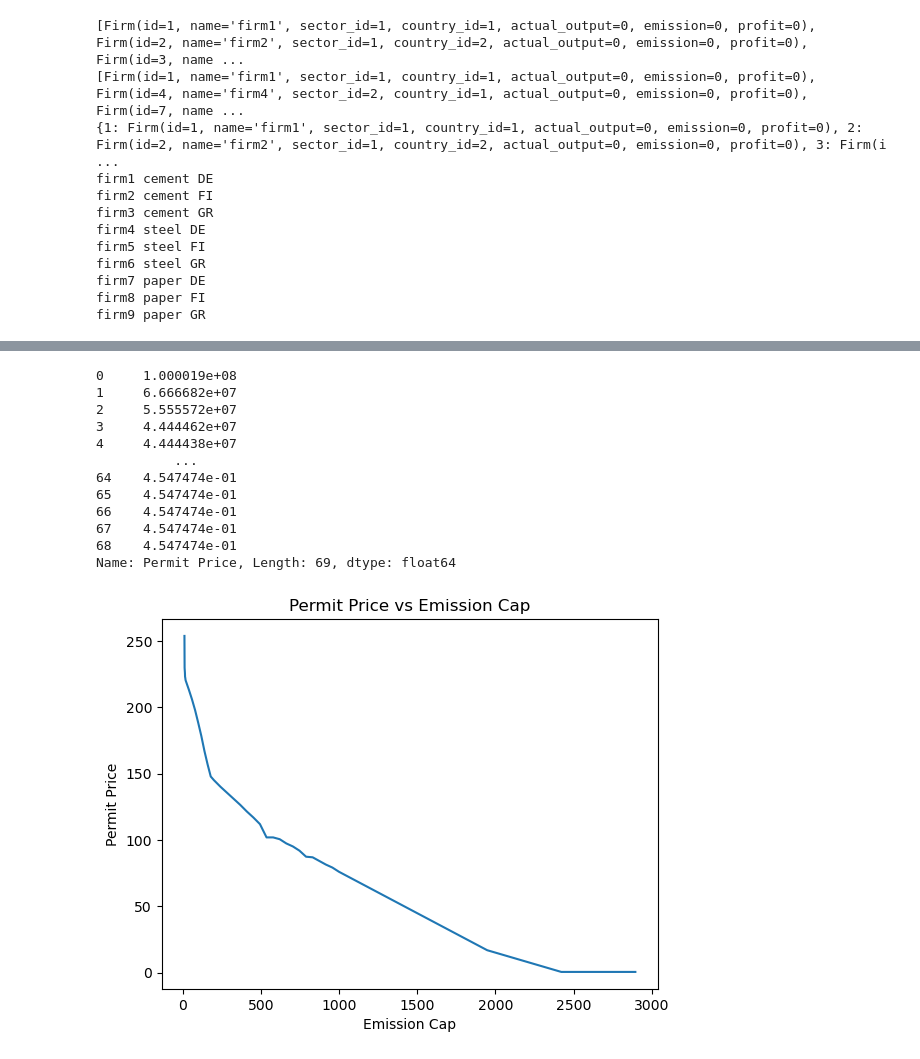
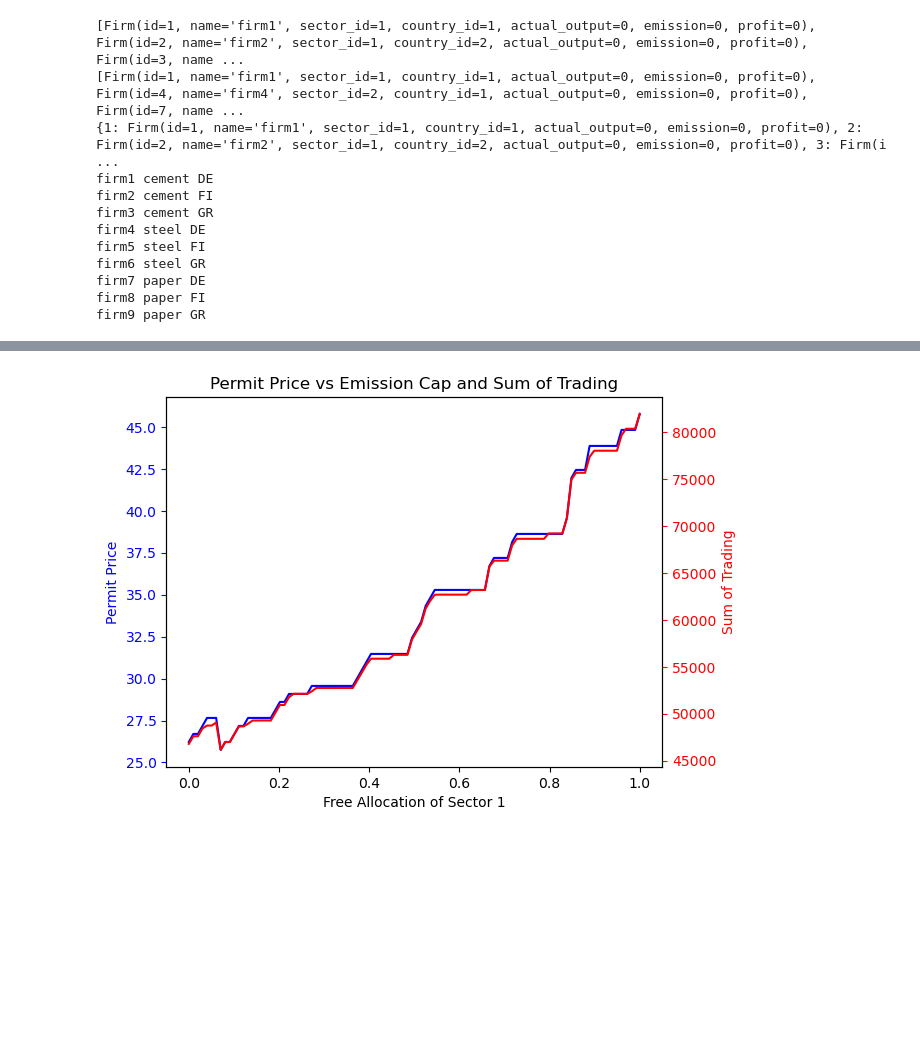
Before and after one commit to kwpap/Diplomatiki_kwpap_step_1, a Jupyter notebook: 2024 Project v2/notebook/07_visualization_of_first_problems.ipynb, the cells around one changed output, grey strips where cells are left out. Drawn from its saved outputs; the diff is of its cells as text; code cells hidden in the pictures; blank space fills up the shorter version.

Commit message:
2 visualizations

```diff
--- a/2024 Project v2/notebook/07_visualization_of_first_problems.ipynb
+++ b/2024 Project v2/notebook/07_visualization_of_first_problems.ipynb
@@ -47,3 +47,9 @@ firm6 steel GR
 firm7 paper DE
 firm8 paper FI
 firm9 paper GR
+# %%
+# Read a csv file that has the column names in the first row and some entries are lists of floats which are writeen inside double quotes to seperate those commas from the commans of the scv file.
+with open ('../data/generated/exp3_how_Free_allocation_of_one_sector_affects_others_v0_1.csv', 'r') as f:
+    df = pd.read_csv(f)
+
+print(df)
@@ -83,33 +123,22 @@ Abatements
-# %%
-# Read a csv file that has the column names in the first row and some entries are lists of floats which are writeen inside double quotes to seperate those commas from the commans of the scv file.
-with open ('../data/generated/Permit_price_output_to_cap_v_0.csv', 'r') as f:
-    df = pd.read_csv(f)
-#print(df.head)
-print(df['Permit Price'])
-#print(df.columns)
-
-# Create a list of the permit prices
-permit_price = df['Permit Price'].to_list()
-# Create a list of the Emission Cap
-emission_cap = df['Emission Cap'].to_list()
-
-# Plot the permit price against the emission cap
-plt.plot(emission_cap[11:55], permit_price[11:55])
-plt.xlabel('Emission Cap')
-plt.ylabel('Permit Price')
-plt.title('Permit Price vs Emission Cap')
-plt.show()
-# %% [output]
-0     1.000019e+08
-1     6.666682e+07
-2     5.555572e+07
-3     4.444462e+07
-4     4.444438e+07
-          ...
-64    4.547474e-01
-65    4.547474e-01
-66    4.547474e-01
-67    4.547474e-01
-68    4.547474e-01
-Name: Permit Price, Length: 69, dtype: float64
-[figure, removed]
+# %%
+
+
+# Plot the permit price against the emission cap
+fig, ax1 = plt.subplots()
+
+ax1.plot(df['Free Allocation'][0:], df['Permit Price'][0:], 'b-')
+ax1.set_xlabel('Free Allocation of Sector 1')
+ax1.set_ylabel('Permit Price', color='b')
+ax1.tick_params('y', colors='b')
+
+# Create a secondary y-axis
+ax2 = ax1.twinx()
+trading_sums = [sum(trading) for trading in df['Trades']]
+ax2.plot(df['Free Allocation'][0:], trading_sums, 'r-')
+ax2.set_ylabel('Sum of Trading', color='r')
+ax2.tick_params('y', colors='r')
+
+plt.title('Permit Price vs Emission Cap and Sum of Trading')
+plt.show()
+# %% [output]
+[figure, added]
```
Also changed, not shown: parts of 4 cells of this notebook, 4 other files.
